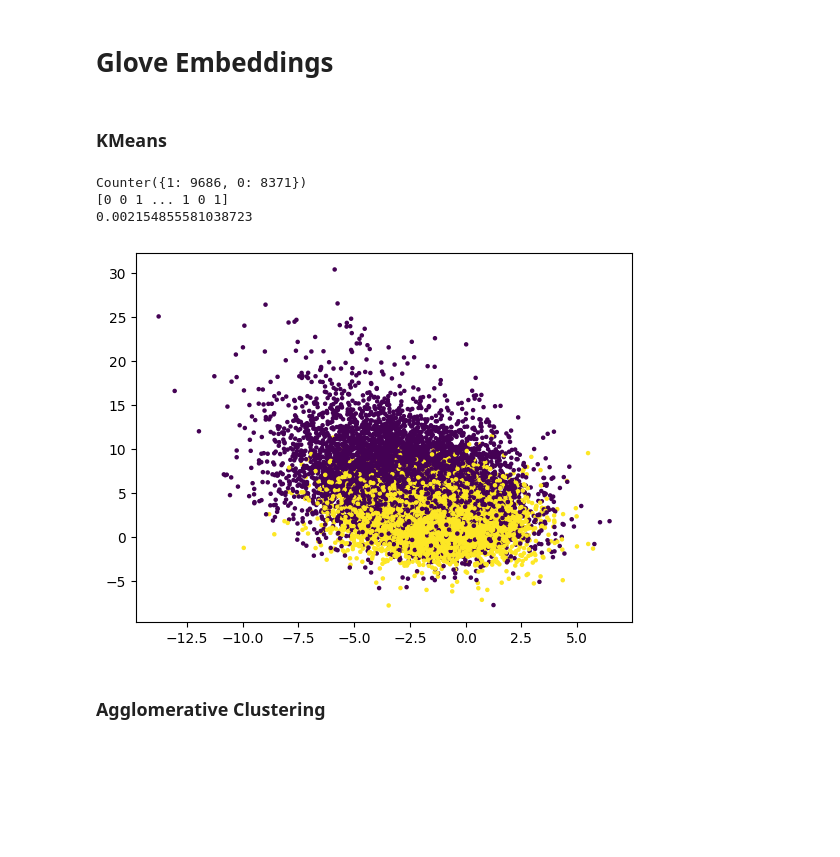
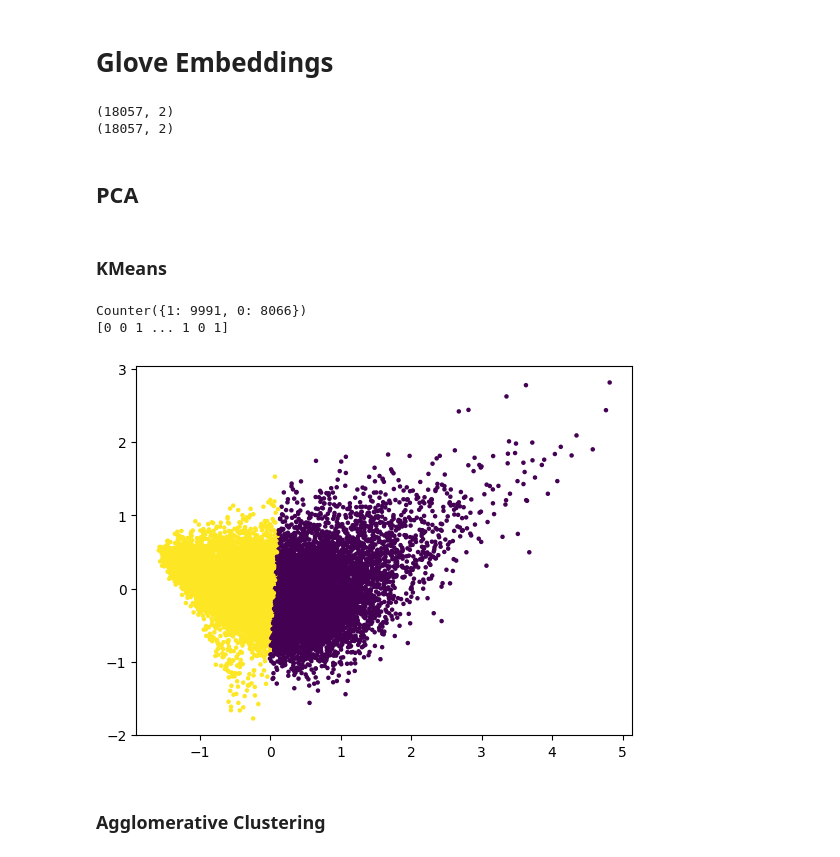
Before and after one commit to arjunality/twitter_data_analysis, a Jupyter notebook: v2/codefiles/data_sentiment_analysis_v2.ipynb, the cells around one changed output. Drawn from its saved outputs; the diff is of its cells as text; code cells hidden in the pictures; blank space fills up the shorter version.

```diff
--- a/v2/codefiles/data_sentiment_analysis_v2.ipynb
+++ b/v2/codefiles/data_sentiment_analysis_v2.ipynb
@@ -224,8 +229,6 @@ tfidf_labels = agg_ward_tfidf.labels_
 print(Counter(tfidf_labels))
 print(tfidf_labels)
 tweets_sentiment_df['sentiment_tfidf_agg_ward_nmf'] = tfidf_labels
-tweets_sentiment_df.replace({'sentiment_tfidf_agg_ward_nmf': {0: -1}}, inplace=True)
-print(adjusted_rand_score(tweets_sentiment_df['sentiment_nltk'], tweets_sentiment_df['sentiment_tfidf_agg_ward_nmf']))
 
 #complete
 agg_complete_tfidf = AgglomerativeClustering(n_clusters=2, affinity='euclidean', linkage='complete')
@@ -236,6 +239,4 @@ tfidf_labels = agg_complete_tfidf.labels_
 print(Counter(tfidf_labels))
 print(tfidf_labels)
 tweets_sentiment_df['sentiment_tfidf_agg_complete_nmf'] = tfidf_labels
-tweets_sentiment_df.replace({'sentiment_tfidf_agg_complete_nmf': {0: -1}}, inplace=True)
-print(adjusted_rand_score(tweets_sentiment_df['sentiment_nltk'], tweets_sentiment_df['sentiment_tfidf_agg_complete_nmf']))
 # %% [output]
@@ -410,0 +531,10 @@ Counter({0: 18004, 1: 53})
+# %%
+kmeans_word2vec = KMeans(n_clusters=2, max_iter=100, random_state=42).fit(X=word2vec_embeddings_nmf)
+positive_cluster_center = kmeans_word2vec.cluster_centers_[0]
+negative_cluster_center = kmeans_word2vec.cluster_centers_[1]
+
+word2vec_labels = kmeans_word2vec.predict(word2vec_embeddings_nmf)
+plt.scatter(word2vec_embeddings_nmf[:,0], word2vec_embeddings_nmf[:,1], c=kmeans_word2vec.labels_, cmap='viridis', s=5)
+print(Counter(word2vec_labels))
+print(word2vec_labels)
+tweets_sentiment_df['sentiment_word2vec_kmeans_nmf'] = word2vec_labels
@@ -410,0 +576,9 @@ Counter({0: 18004, 1: 53})
+# %%
+birch_word2vec = Birch(n_clusters=2, threshold=0.00001, branching_factor=50)
+birch_word2vec.fit(word2vec_embeddings_nmf)
+plt.scatter(word2vec_embeddings_nmf[:,0], word2vec_embeddings_nmf[:,1], c=birch_word2vec.labels_, cmap='viridis', s=5)
+
+word2vec_labels = birch_word2vec.labels_
+print(Counter(word2vec_labels))
+print(word2vec_labels)
+tweets_sentiment_df['sentiment_word2vec_birch_nmf'] = word2vec_labels
@@ -427,26 +605,38 @@ def get_glove_embeddings(glove_vector, x_train_input):
 
 glove_embeddings = get_glove_embeddings(glove, tweets_sentiment_df['tweet'])
 glove_embeddings = np.array([x[0].numpy() for x in glove_embeddings])
+
+glove_embeddings = mm.fit_transform(glove_embeddings)
+
+#PCA
+glove_embeddings_pca = PCA(n_components=num_components).fit_transform(glove_embeddings)
+print(glove_embeddings_pca.shape)
+
+# #NMF
+nmf = NMF(n_components=num_components)
+glove_embeddings_nmf = nmf.fit_transform(glove_embeddings)
+print(glove_embeddings_nmf.shape)
+# %% [output]
+(18057, 2)
+(18057, 2)
+# %% [markdown]
+## PCA
 # %% [markdown]
 ### KMeans
 # %%
-kmeans_glove = KMeans(n_clusters=2, max_iter=100, random_state=42).fit(X=glove_embeddings)
+kmeans_glove = KMeans(n_clusters=2, max_iter=100, random_state=42).fit(X=glove_embeddings_pca)
 positive_cluster_center = kmeans_glove.cluster_centers_[0]
 negative_cluster_center = kmeans_glove.cluster_centers_[1]
 
-glove_labels = kmeans_glove.predict(glove_embeddings)
-plt.scatter(glove_embeddings[:,0], glove_embeddings[:,1], c=kmeans_glove.labels_, cmap='viridis', s=5)
+glove_labels = kmeans_glove.predict(glove_embeddings_pca)
+plt.scatter(glove_embeddings_pca[:,0], glove_embeddings_pca[:,1], c=kmeans_glove.labels_, cmap='viridis', s=5)
 print(Counter(glove_labels))
 print(glove_labels)
-tweets_sentiment_df['sentiment_glove_kmeans'] = glove_labels
-tweets_sentiment_df.replace({'sentiment_glove_kmeans': {0: -1}}, inplace=True)
-tweets_sentiment_df.replace({'sentiment_glove_kmeans': {1: 1}}, inplace=True)
-print(adjusted_rand_score(tweets_sentiment_df['sentiment_nltk'], tweets_sentiment_df['sentiment_glove_kmeans']))
+tweets_sentiment_df['sentiment_glove_kmeans_pca'] = glove_labels
 # %% [output]
-Counter({1: 9686, 0: 8371})
+Counter({1: 9991, 0: 8066})
 [0 0 1 ... 1 0 1]
-0.002154855581038723
-[figure, old version]
+[figure, new version]
 # %% [markdown]
 ### Agglomerative Clustering
 # %%
```
Also changed, not shown: parts of 48 cells of this notebook, 1 other file.
